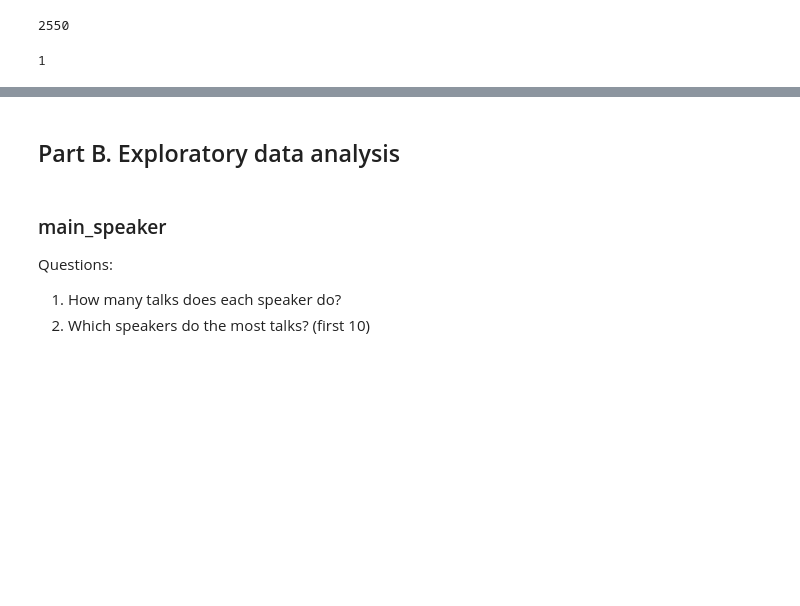
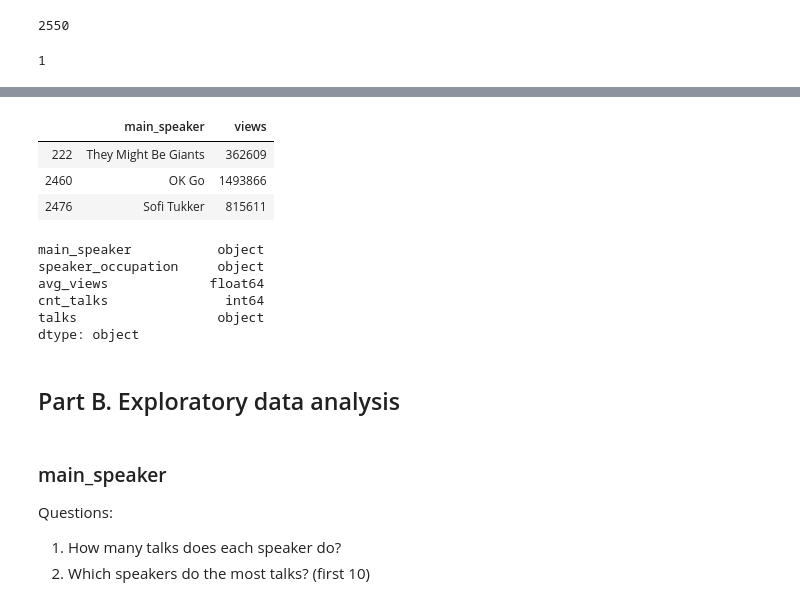
Before and after one commit to tedtalksviz/tedtalksviz.github.io, a Jupyter notebook: Exploratory data analysis.ipynb, the cells around one changed output, grey strips where cells are left out. Cells and saved outputs as stored; diff of their text form; code cells hidden in the pictures; blank space fills up the shorter version.

```diff
--- a/Exploratory data analysis.ipynb
+++ b/Exploratory data analysis.ipynb
@@ -269,3 +299,19 @@ df.to_csv('resources/ted_main.csv', index=False, header=True)
+# %%
+df[df['speaker_occupation'] == 'Band'][['main_speaker', 'views']].head(5)
+# %% [output]
+|  | main_speaker | views |
+| 222 | They Might Be Giants | 362609 |
+| 2460 | OK Go | 1493866 |
+| 2476 | Sofi Tukker | 815611 |
+# %%
+speaker.dtypes
+# %% [output]
+main_speaker           object
+speaker_occupation     object
+avg_views             float64
+cnt_talks               int64
+talks                  object
+dtype: object
 # %% [markdown]
 ## Part B. Exploratory data analysis
 # %% [markdown]
```
Also changed, not shown: parts of 17 cells of this notebook, 1 other file.
